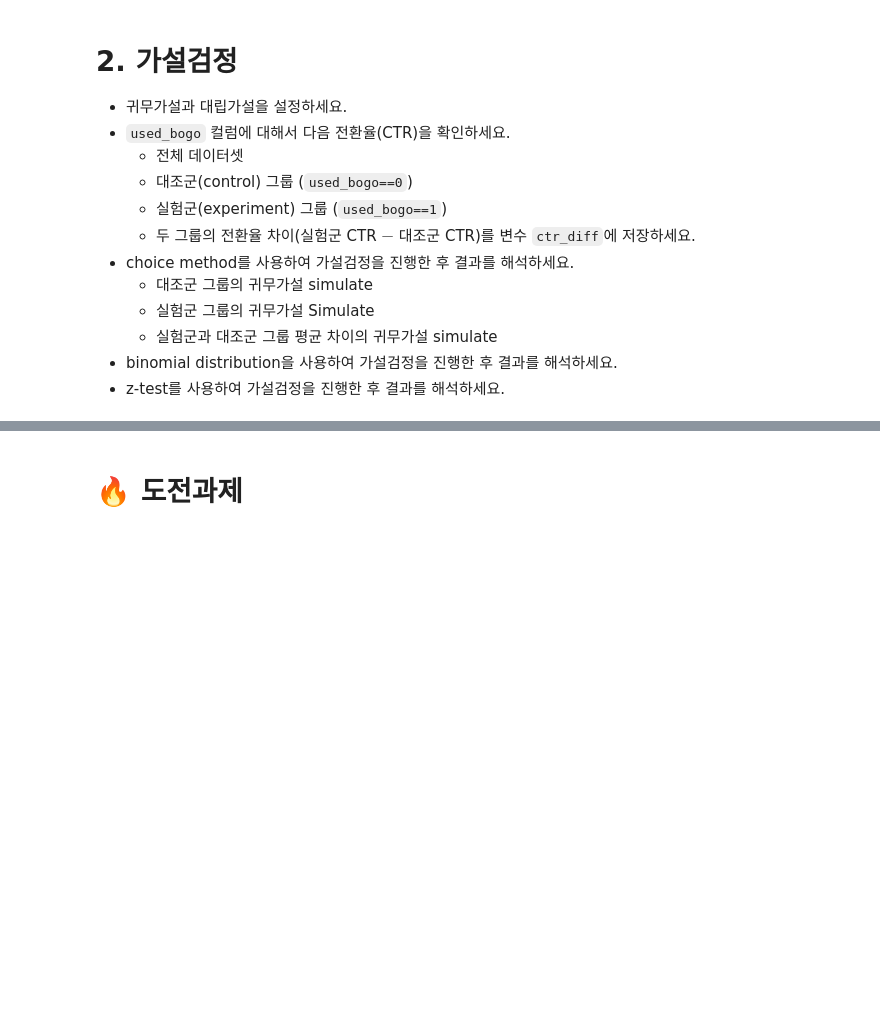
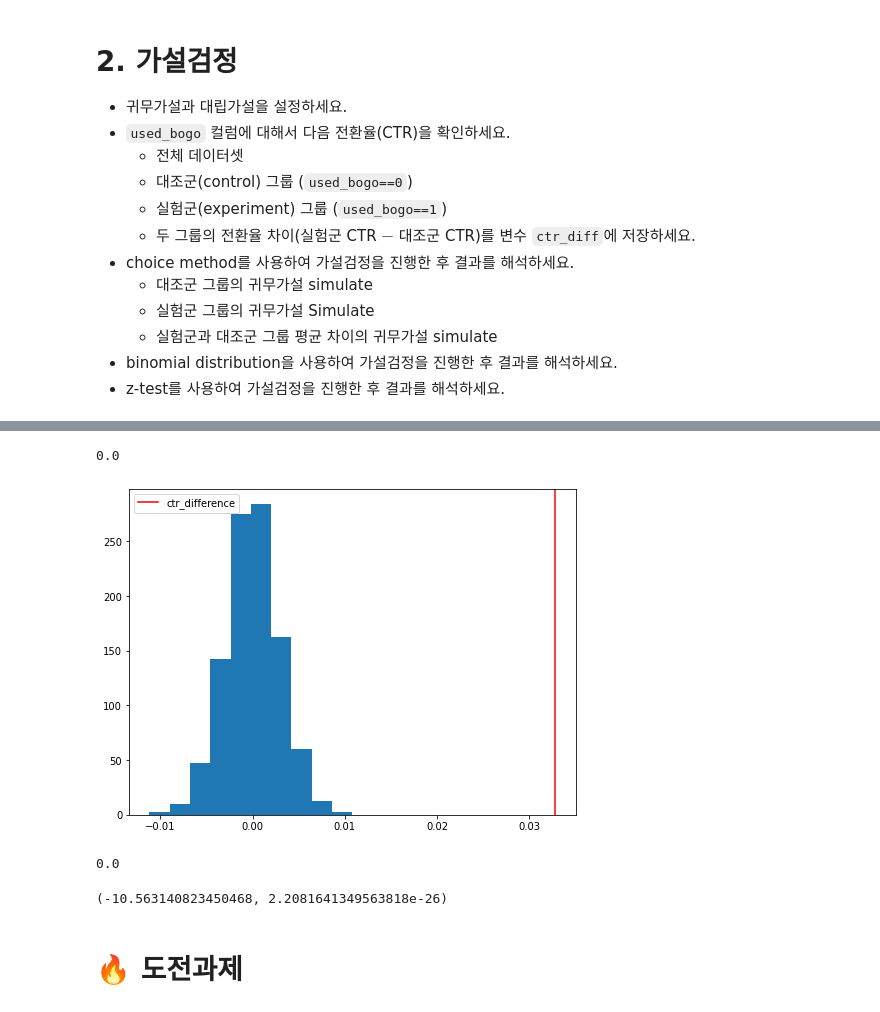
Before and after one commit to KindOrca/BootCamp, a Jupyter notebook: n124-AB-test/n124a - AB Test.ipynb, the cells around one changed output, grey strips where cells are left out. Saved outputs shown, nothing was run; the diff lists cells and outputs as text; code cells hidden in the pictures; blank space fills up the shorter version.

```diff
--- a/n124-AB-test/n124a - AB Test.ipynb
+++ b/n124-AB-test/n124a - AB Test.ipynb
@@ -143,0 +141,4 @@ data_edit[(data_edit['conversion'] != 0)]
+# %%
+(diff_null > ctr_diff).mean()
+# %% [output]
+0.0
@@ -143,0 +149,16 @@ data_edit[(data_edit['conversion'] != 0)]
+# %%
+# binomial distribution을 사용하여 가설검정을 진행한 후 결과를 해석
+bin_con = np.random.binomial(n_con, ctr_pop,1000)/n_con
+bin_exp = np.random.binomial(n_exp, ctr_pop,1000)/n_exp
+
+bin_diff = bin_exp - bin_con
+
+plt.hist(bin_diff)
+plt.axvline(ctr_diff, c='red', label = 'ctr_difference')
+plt.legend();
+# %% [output]
+[figure, added]
+# %%
+(bin_diff > ctr_diff).mean()
+# %% [output]
+0.0
@@ -143,0 +167,11 @@ data_edit[(data_edit['conversion'] != 0)]
+# %%
+# z-test를 사용하여 가설검정을 진행한 후 결과를 해석
+import statsmodels.api as sm
+
+con_conversion = df.query('used_bogo == 0')['conversion'].sum()
+exp_conversion = df.query('used_bogo == 1')['conversion'].sum()
+
+z_score, p_value = sm.stats.proportions_ztest([con_conversion, exp_conversion], [n_con, n_exp], alternative='smaller')
+z_score, p_value
+# %% [output]
+(-10.563140823450468, 2.2081641349563818e-26)
```
Also changed, not shown: parts of 15 cells of this notebook.
